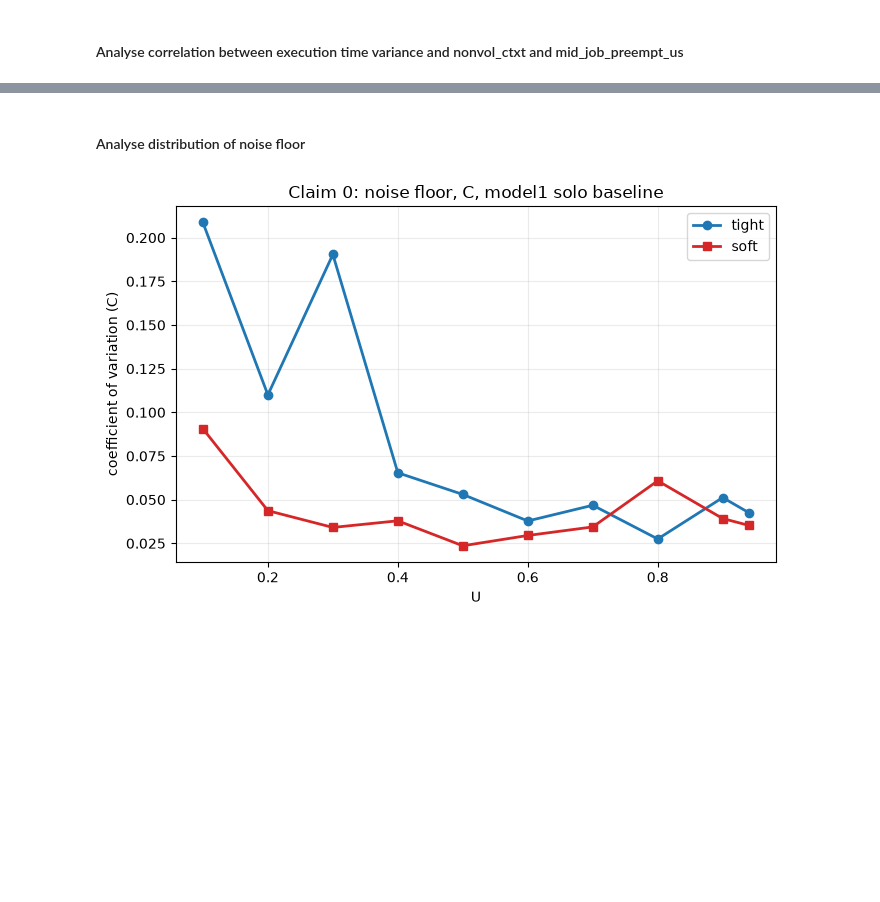
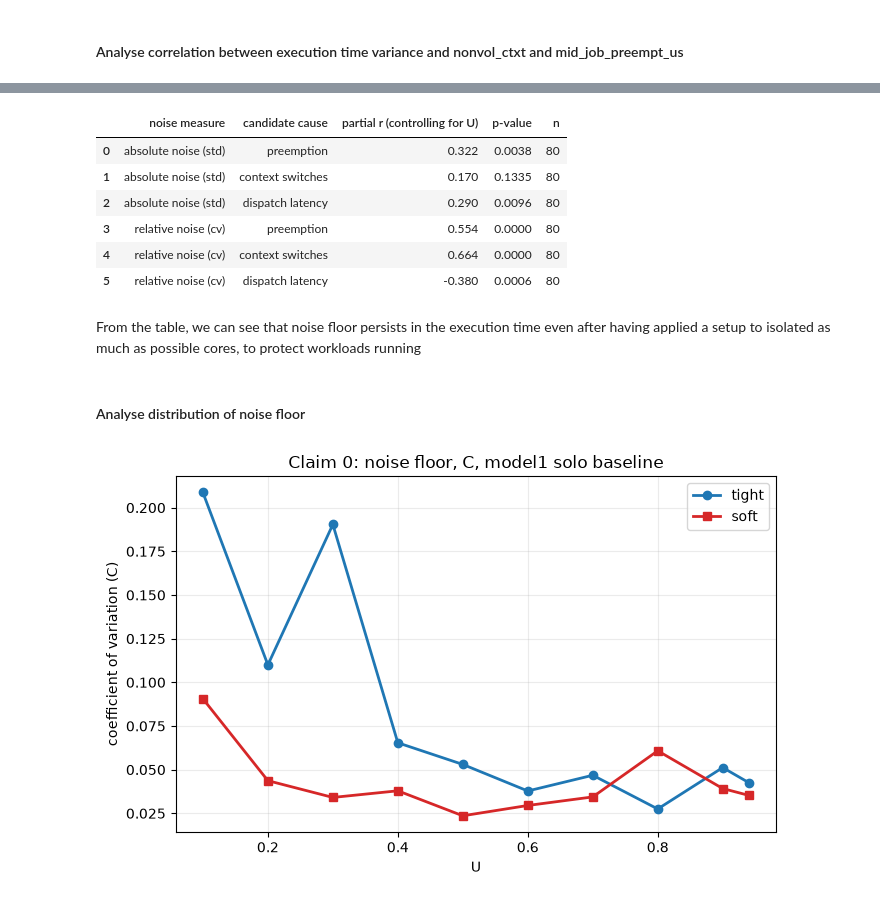
Before and after one commit to pippi2802/GraduationProject, a Jupyter notebook: research-questions/RQ1_final/analysis/analysis.ipynb, the cells around one changed output, grey strips where cells are left out. Saved outputs shown, nothing was run; the diff lists cells and outputs as text; code cells hidden in the pictures; blank space fills up the shorter version.

```diff
--- a/research-questions/RQ1_final/analysis/analysis.ipynb
+++ b/research-questions/RQ1_final/analysis/analysis.ipynb
@@ -140,3 +116,46 @@ corr(nonvol_max, midjob_max_us) = -0.01
+# %%
+cell_summary = model1.groupby(["scale", "U", "round"]).agg(
+    C_std_us=("C_cputime_us", "std"),
+    C_cv=("C_cputime_us", lambda s: s.std() / s.mean()),
+    U=("U", "first"),
+    mean_preempt_us=("mid_job_preempt_us", "mean"),
+    mean_ctxt=("nonvol_ctxt", "mean"),
+    mean_dispatch_us=("dispatch_latency_us", "mean"),
+).reset_index(drop=True)
+
+def partial_corr(df, target, factor, control="U"):
+    r_tf, _ = stats.pearsonr(df[target], df[factor])
+    r_tc, _ = stats.pearsonr(df[target], df[control])
+    r_fc, _ = stats.pearsonr(df[factor], df[control])
+    r = (r_tf - r_tc * r_fc) / (((1 - r_tc**2) * (1 - r_fc**2)) ** 0.5)
+    n = len(df)
+    # significance of a partial correlation with one control variable: df = n - 3
+    t = r * ((n - 3) / (1 - r**2)) ** 0.5
+    p = 2 * (1 - stats.t.cdf(abs(t), df=n - 3))
+    return r, p
+
+rows = []
+for target, target_label in [("C_std_us", "absolute noise (std)"), ("C_cv", "relative noise (cv)")]:
+    for factor, factor_label in [("mean_preempt_us", "preemption"),
+                                    ("mean_ctxt", "context switches"),
+                                    ("mean_dispatch_us", "dispatch latency")]:
+        r, p = partial_corr(cell_summary, target, factor)
+        rows.append({"noise measure": target_label, "candidate cause": factor_label,
+                    "partial r (controlling for U)": round(r, 3), "p-value": round(p, 4),
+                    "n": len(cell_summary)})
+
+causes_table = pd.DataFrame(rows)
+display(causes_table)
+# %% [output]
+|  | noise measure | candidate cause | partial r (controlling for U) | p-value | n |
+| 0 | absolute noise (std) | preemption | 0.322 | 0.0038 | 80 |
+| 1 | absolute noise (std) | context switches | 0.170 | 0.1335 | 80 |
+| 2 | absolute noise (std) | dispatch latency | 0.290 | 0.0096 | 80 |
+| 3 | relative noise (cv) | preemption | 0.554 | 0.0000 | 80 |
+| 4 | relative noise (cv) | context switches | 0.664 | 0.0000 | 80 |
+| 5 | relative noise (cv) | dispatch latency | -0.380 | 0.0006 | 80 |
+# %% [markdown]
+From the table, we can see that noise floor persists in the execution time even after having applied a setup to isolated as much as possible cores, to protect workloads running
 # %% [markdown]
 #### Analyse distribution of noise floor
 # %%
```
Also changed, not shown: parts of 8 cells of this notebook, 3 other files.
